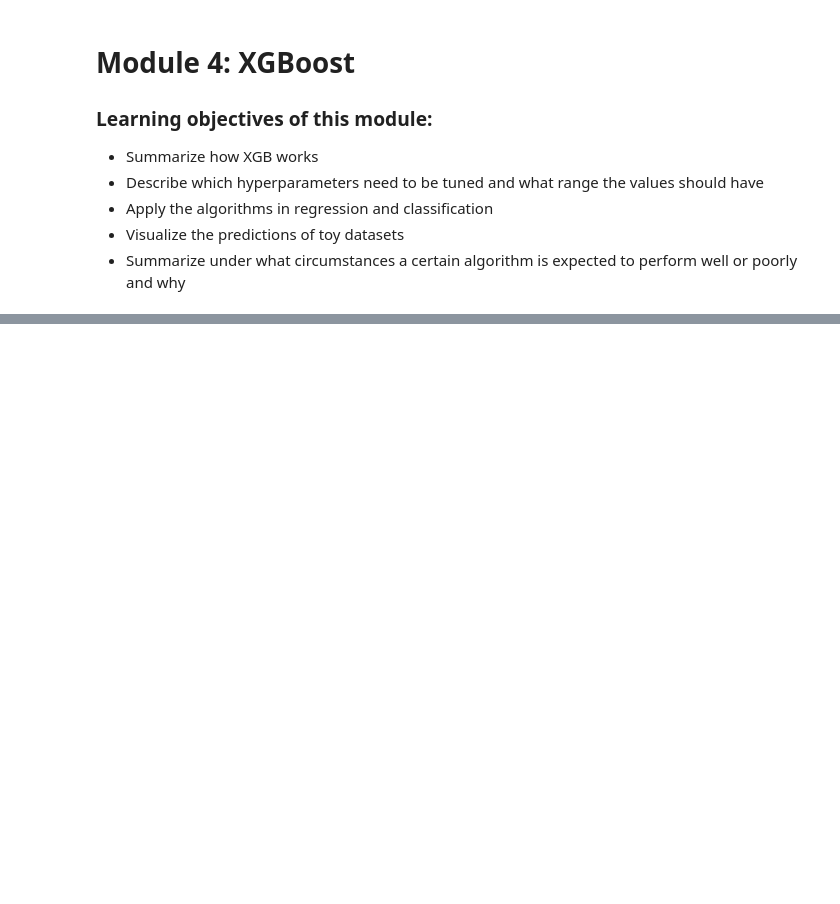
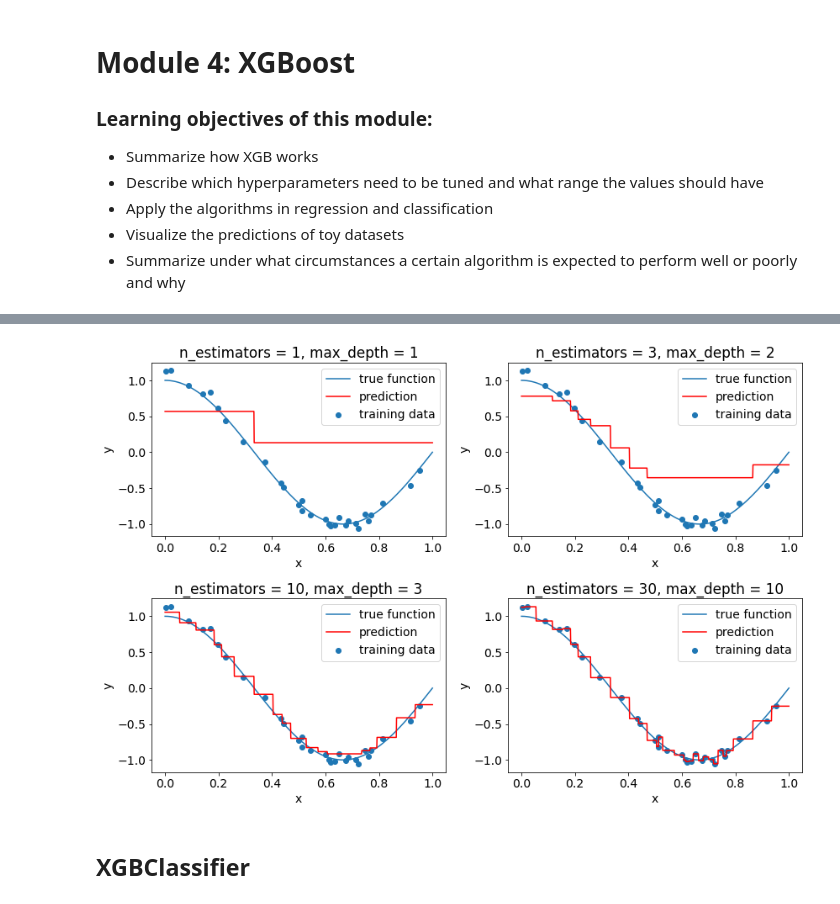
Before and after one commit to azsom/Supervised-Learning, a Jupyter notebook: part4 - ML algos/ml_algos.ipynb, the cells around one changed output, grey strips where cells are left out. Saved outputs shown, nothing was run; the diff lists cells and outputs as text; code cells hidden in the pictures; blank space fills up the shorter version.

```diff
--- a/part4 - ML algos/ml_algos.ipynb
+++ b/part4 - ML algos/ml_algos.ipynb
@@ -789,0 +835,12 @@ plt.show()
+# %%
+import numpy as np
+np.random.seed(10)
+def true_fun(X):
+    return np.cos(1.5 * np.pi * X)
+
+n_samples = 30
+
+X = np.random.rand(n_samples)
+y = true_fun(X) + np.random.randn(n_samples) * 0.1
+
+X_new = np.linspace(0, 1, 1000)
@@ -789,0 +868,62 @@ plt.show()
+# %%
+matplotlib.rcParams.update({'font.size': 14})
+
+
+plt.figure(figsize=(12,8))
+
+plt.subplot(2,2,1)
+plt.scatter(X,y,label='training data')
+plt.plot(np.linspace(0, 1, 100),true_fun(np.linspace(0, 1, 100)),label='true function')
+reg = XGBRegressor(n_estimators=1,max_depth=1)
+reg.fit(X[:, np.newaxis],y)
+y_new = reg.predict(X_new[:, np.newaxis])
+plt.plot(X_new,y_new,'r',label='prediction')
+plt.xlabel('x')
+plt.ylabel('y')
+plt.title('n_estimators = 1, max_depth = 1')
+plt.legend()
+
+plt.subplot(2,2,2)
+plt.scatter(X,y,label='training data')
+plt.plot(np.linspace(0, 1, 100),true_fun(np.linspace(0, 1, 100)),label='true function')
+reg = XGBRegressor(n_estimators=3,max_depth=2)
+reg.fit(X[:, np.newaxis],y)
+y_new = reg.predict(X_new[:, np.newaxis])
+plt.plot(X_new,y_new,'r',label='prediction')
+plt.xlabel('x')
+plt.ylabel('y')
+plt.title('n_estimators = 3, max_depth = 2')
+plt.legend()
+
+plt.subplot(2,2,3)
+plt.scatter(X,y,label='training data')
+plt.plot(np.linspace(0, 1, 100),true_fun(np.linspace(0, 1, 100)),label='true function')
+reg = XGBRegressor(n_estimators=10,max_depth=3)
+reg.fit(X[:, np.newaxis],y)
+y_new = reg.predict(X_new[:, np.newaxis])
+plt.plot(X_new,y_new,'r',label='prediction')
+plt.xlabel('x')
+plt.ylabel('y')
+plt.title('n_estimators = 10, max_depth = 3')
+plt.legend()
+
+
+plt.subplot(2,2,4)
+plt.scatter(X,y,label='training data')
+plt.plot(np.linspace(0, 1, 100),true_fun(np.linspace(0, 1, 100)),label='true function')
+reg = XGBRegressor(n_estimators=30,max_depth=10)
+reg.fit(X[:, np.newaxis],y)
+y_new = reg.predict(X_new[:, np.newaxis])
+plt.plot(X_new,y_new,'r',label='prediction')
+plt.xlabel('x')
+plt.ylabel('y')
+plt.title('n_estimators = 30, max_depth = 10')
+plt.legend()
+
+plt.tight_layout()
+plt.savefig('figures/XGB_reg.png',dpi=300)
+plt.show()
+# %% [output]
+[figure, added]
+# %% [markdown]
+## XGBClassifier
```
Also changed, not shown: parts of 9 cells of this notebook, 3 other files.
